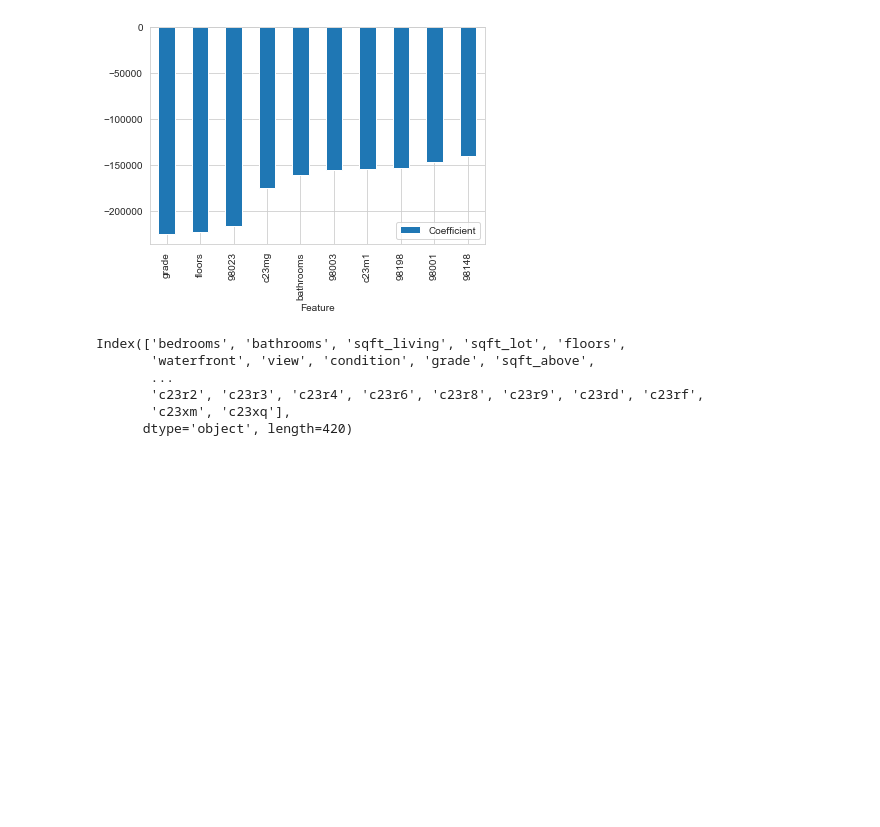
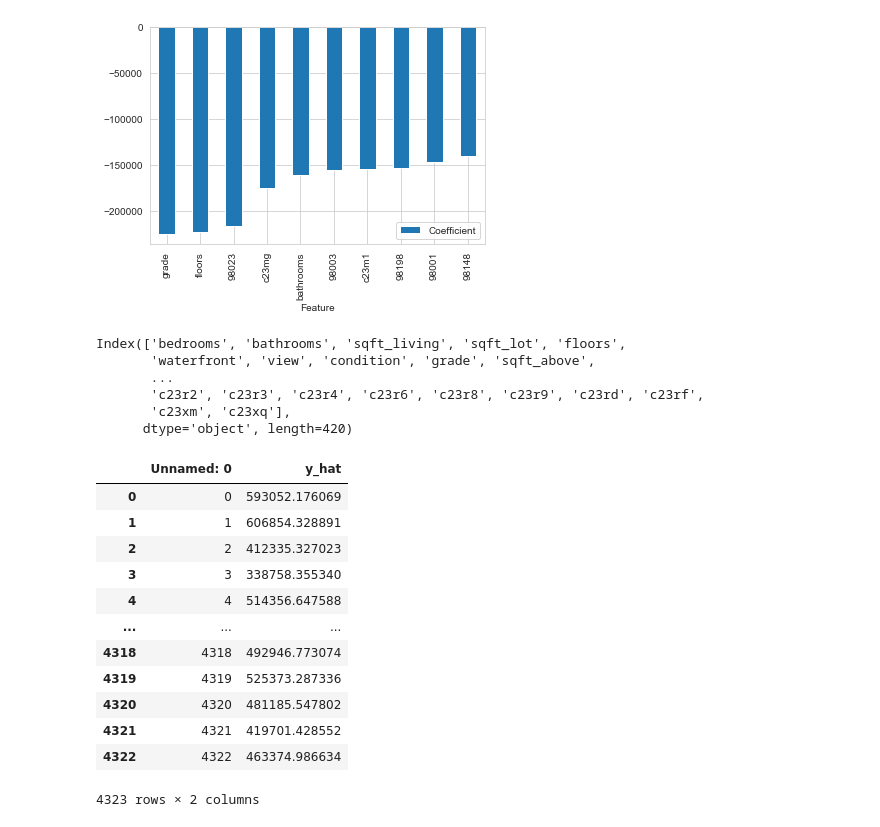
Before and after one commit to SlimHintz/King-County-Housing, a Jupyter notebook: finalModel.ipynb, the cells around one changed output. Drawn from its saved outputs; the diff is of its cells as text; code cells hidden in the pictures; blank space fills up the shorter version.

Commit message:
updating model

```diff
--- a/finalModel.ipynb
+++ b/finalModel.ipynb
@@ -1171,3 +1171,19 @@ Index(['bedrooms', 'bathrooms', 'sqft_living', 'sqft_lot', 'floors',
        'c23r2', 'c23r3', 'c23r4', 'c23r6', 'c23r8', 'c23r9', 'c23rd', 'c23rf',
        'c23xm', 'c23xq'],
       dtype='object', length=420)
+# %%
+pd.read_csv('./model/predictionsOne.csv')
+# %% [output]
+|  | Unnamed: 0 | y_hat |
+| 0 | 0 | 593052.176069 |
+| 1 | 1 | 606854.328891 |
+| 2 | 2 | 412335.327023 |
+| 3 | 3 | 338758.355340 |
+| 4 | 4 | 514356.647588 |
+| ... | ... | ... |
+| 4318 | 4318 | 492946.773074 |
+| 4319 | 4319 | 525373.287336 |
+| 4320 | 4320 | 481185.547802 |
+| 4321 | 4321 | 419701.428552 |
+| 4322 | 4322 | 463374.986634 |
+4323 rows × 2 columns
```
Also changed, not shown: parts of 1 cell of this notebook.
